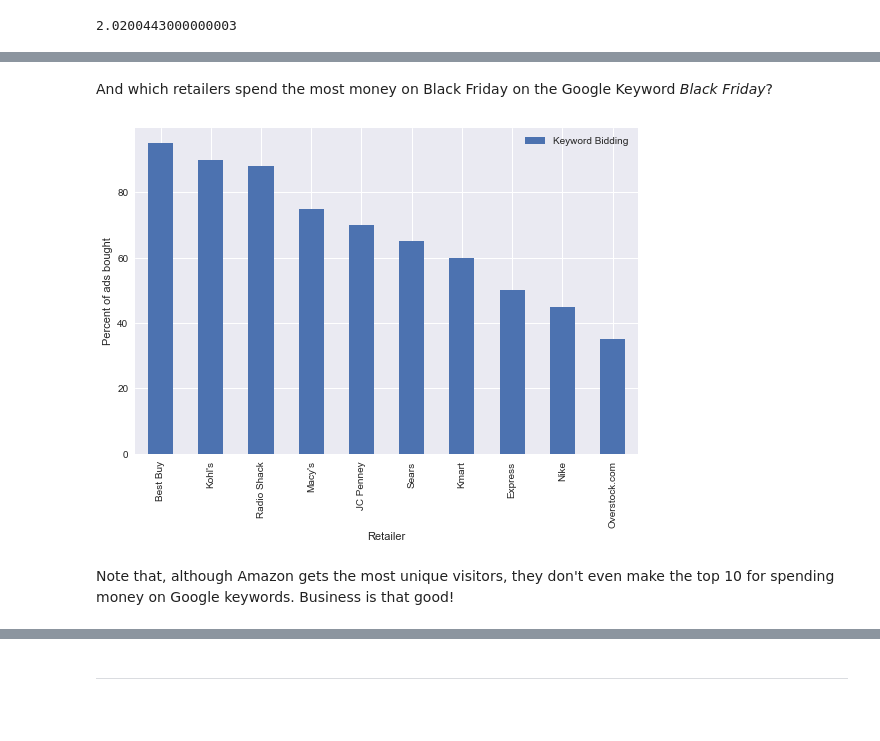
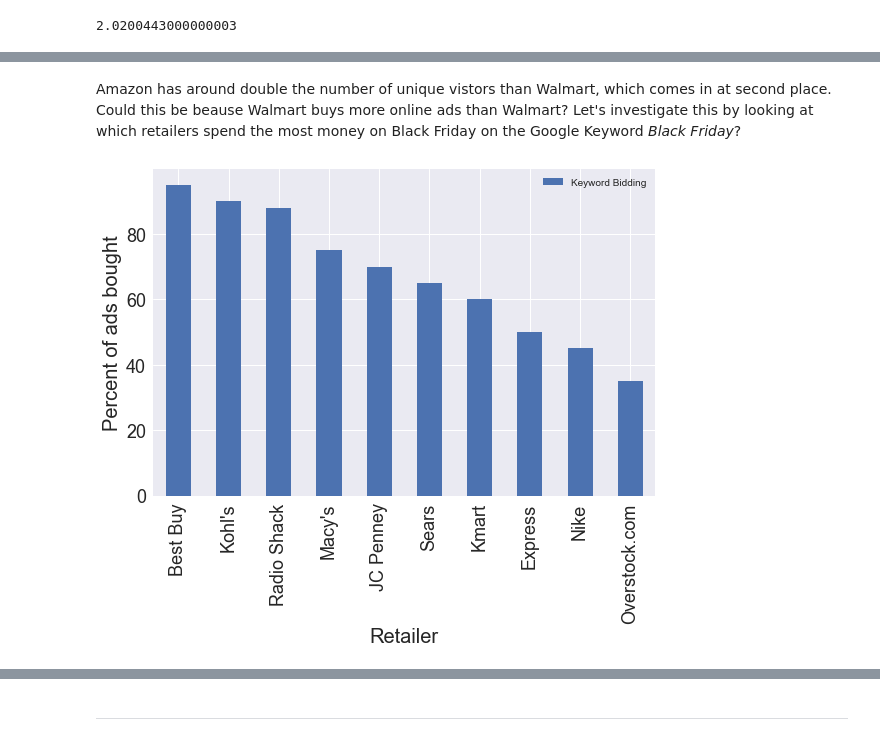
Before and after one commit to datacamp/datacamp-thanksgiving-spending, a Jupyter notebook: thanksgiving_week_spending.ipynb, the cells around one changed output, grey strips where cells are left out. Drawn from its saved outputs; the diff is of its cells as text; code cells hidden in the pictures; blank space fills up the shorter version.

```diff
--- a/thanksgiving_week_spending.ipynb
+++ b/thanksgiving_week_spending.ipynb
@@ -124,13 +139,12 @@ top_ret.groupby(['Retailer'])[['Unique Visitors (millions)']].sum().sort_values(
 # %% [markdown]
-And which retailers spend the most money on Black Friday on the Google Keyword _Black Friday_?
+Amazon has around double the number of unique vistors than Walmart, which comes in at second place. Could this be beause Walmart buys more online ads than Walmart? Let's investigate this by looking at which retailers spend the most money on Black Friday on the Google Keyword _Black Friday_?
 # %%
 kb = pd.read_csv('data/keyword_bidding.csv', sep='\t').loc[:9]
 kb
 tt = kb.groupby(['Retailer'])[['Keyword Bidding']].sum().sort_values(['Keyword Bidding'],
                                                                                ascending=False)
-tt.plot.bar(figsize=(9,6));
-plt.ylabel('Percent of ads bought');
+tt.plot.bar(figsize=(9,6), fontsize=18);
+plt.ylabel('Percent of ads bought', size=20);
+plt.xlabel('Retailer', size=20);
 # %% [output]
-[figure, old version]
+[figure, new version]
-# %% [markdown]
-Note that, although Amazon gets the most unique visitors, they don't even make the top 10 for spending money on Google keywords. Business is that good!
```
Also changed, not shown: parts of 35 cells of this notebook.
